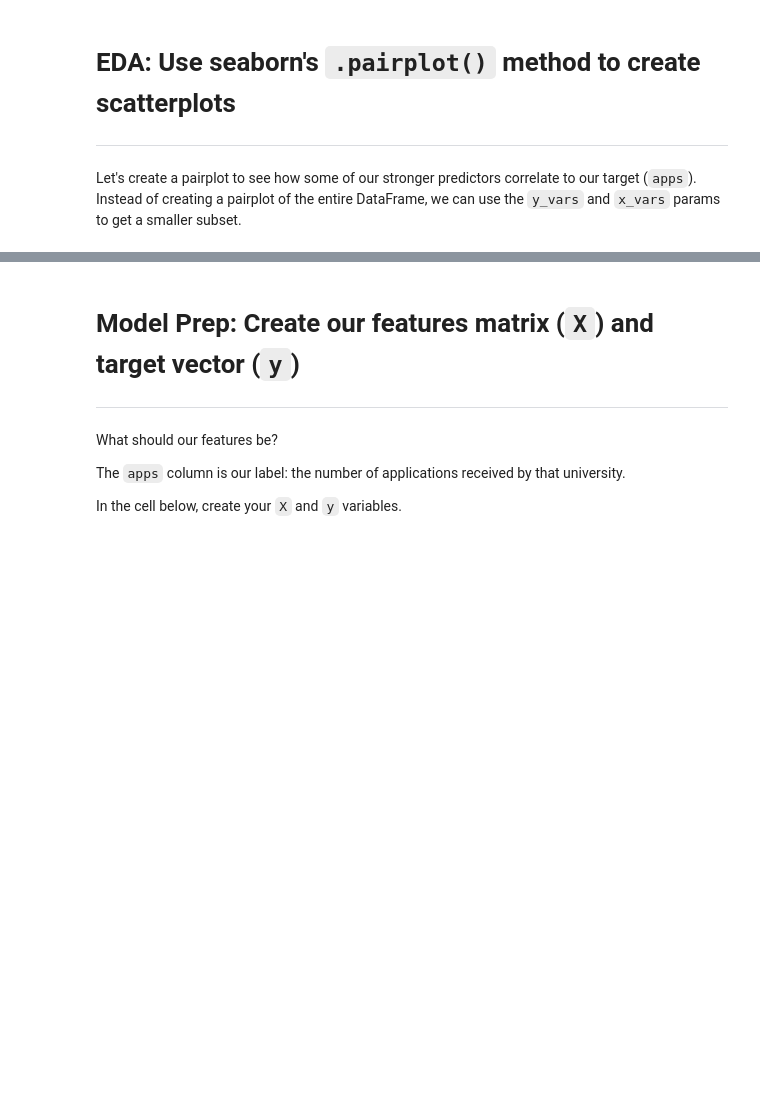
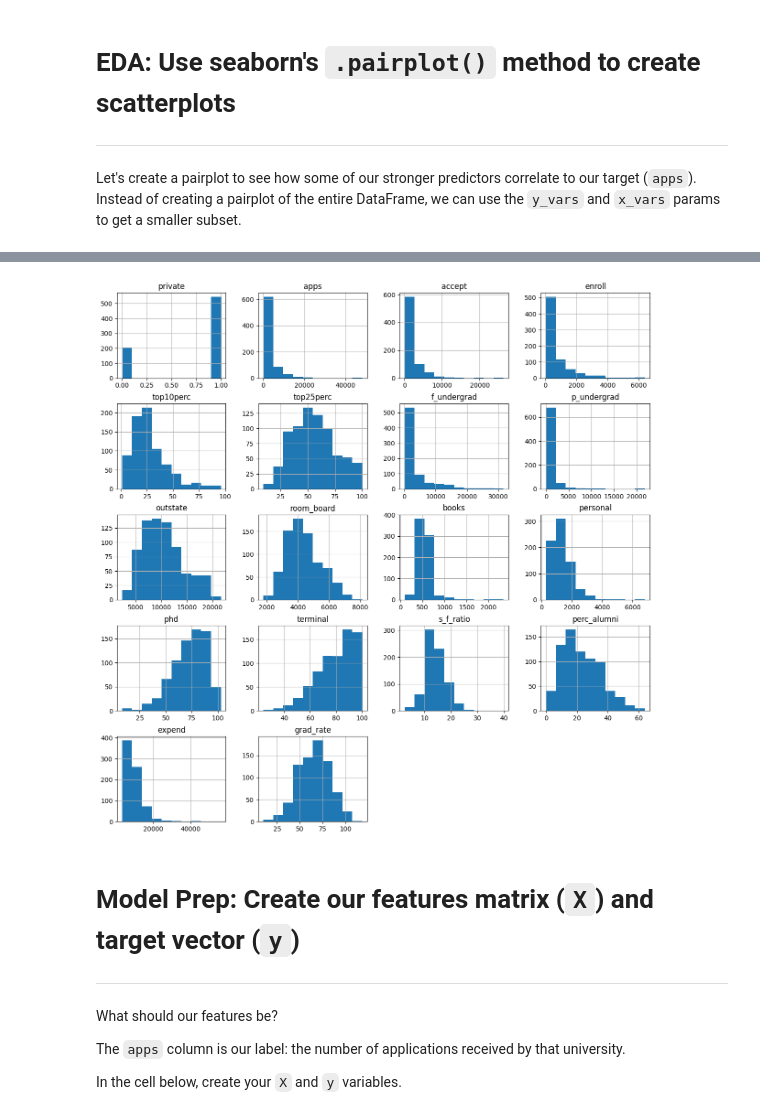
Before and after one commit to Ch3ddarr/DSB-Unit-03, a Jupyter notebook: 06 - Model Workflow/02-model-workflow.ipynb, the cells around one changed output, grey strips where cells are left out. Cells and saved outputs as stored; diff of their text form; code cells hidden in the pictures; blank space fills up the shorter version.

```diff
--- a/06 - Model Workflow/02-model-workflow.ipynb
+++ b/06 - Model Workflow/02-model-workflow.ipynb
@@ -350,3 +360,7 @@ Let's create a pairplot to see how some of our stronger predictors correlate to
+# %%
+df.hist(figsize=(15,15));
+# %% [output]
+[figure, added]
 # %% [markdown]
 # Model Prep: Create our features matrix (`X`) and target vector (`y`)
 ---
```
Also changed, not shown: parts of 9 cells of this notebook.
